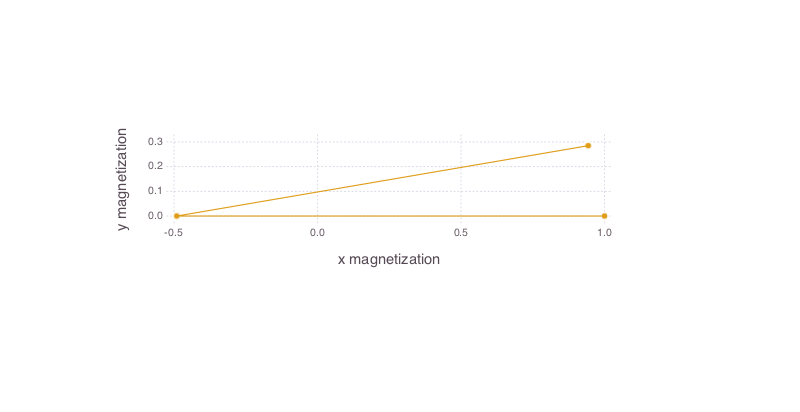
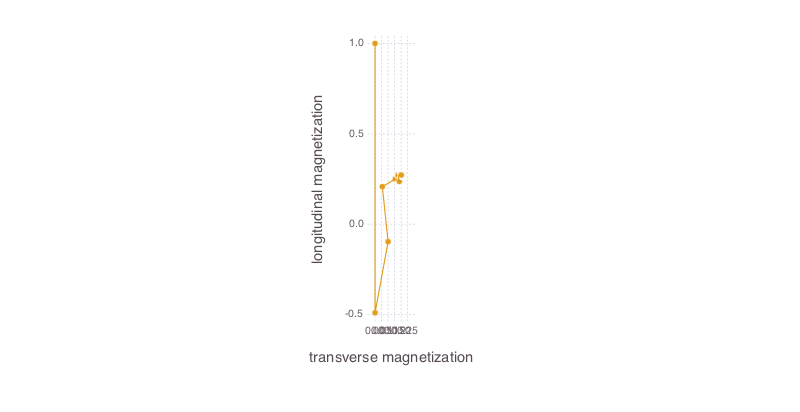
Before and after one commit to maidens/ACC-2017, a Jupyter notebook: src/DP_MR_fingerprinting_reduced.ipynb, the cells around one changed output. Cells and saved outputs as stored; diff of their text form; code cells hidden in the pictures.

```diff
--- a/src/DP_MR_fingerprinting_reduced.ipynb
+++ b/src/DP_MR_fingerprinting_reduced.ipynb
@@ -197,17 +120,17 @@ J
 # %%
 # define a finer input grid for policy rollout
-@everywhere nu1 = 16
-@everywhere nu2 = 16
-@everywhere nu3 = 8
+@everywhere nu1 = 1
+@everywhere nu2 = 32
+@everywhere nu3 = 16
 @everywhere ugrid = (
-                     linspace(-pi, pi-2*pi/nu1, nu1),
+                     linspace(0, 0, nu1),
                      linspace(-pi, pi-2*pi/nu2, nu2),
                      linspace(0, pi-pi/nu3, nu3)
                     )
 
 
 # compute optimal trajectory from initial condition x0
-x0 = [0.; 1.; 0.; 0.; 0.]
+x0 = [0.; 0; 1.; 0.; 0.; 0.]
 x_opt, u_opt = dp_rollout(J, x0, f, g, ugrid, xgrid, theta0, N);
 # %%
 using Gadfly
@@ -217,15 +140,15 @@ berkeley_blue = RGB((1/256*[ 45.,  99., 127.])...)
 berkeley_gold = RGB((1/256*[224., 158.,  25.])...);
 gray          = RGB((1/256*[200., 200., 200.])...);
 # %%
-# plot optimal trajectory in transverse plane
+# plot optimal trajectory in transverse vs. longitudinal
 
-p = plot(x=x_opt[2, :], y=x_opt[1, :],
-        Guide.XLabel("x magnetization"),
-        Guide.YLabel("y magnetization"),
+p = plot(x=sqrt(x_opt[1, :].^2 + x_opt[2, :].^2), y=x_opt[3, :],
+        Guide.XLabel("transverse magnetization"),
+        Guide.YLabel("longitudinal magnetization"),
         Geom.path, Geom.point, Coord.cartesian(fixed=true),
         Theme(default_color=berkeley_gold)
 )
-draw(SVG("MRI_trajectory_transverse_plane.svg", 10cm, 20cm), p)
+draw(SVG("MRI_trajectory_transverse_vs_longitudinal.svg", 10cm, 20cm), p)
 p
 # %% [output]
-[figure, old version]
+[figure, new version]
```
Also changed, not shown: parts of 10 cells of this notebook, 2 other files.
